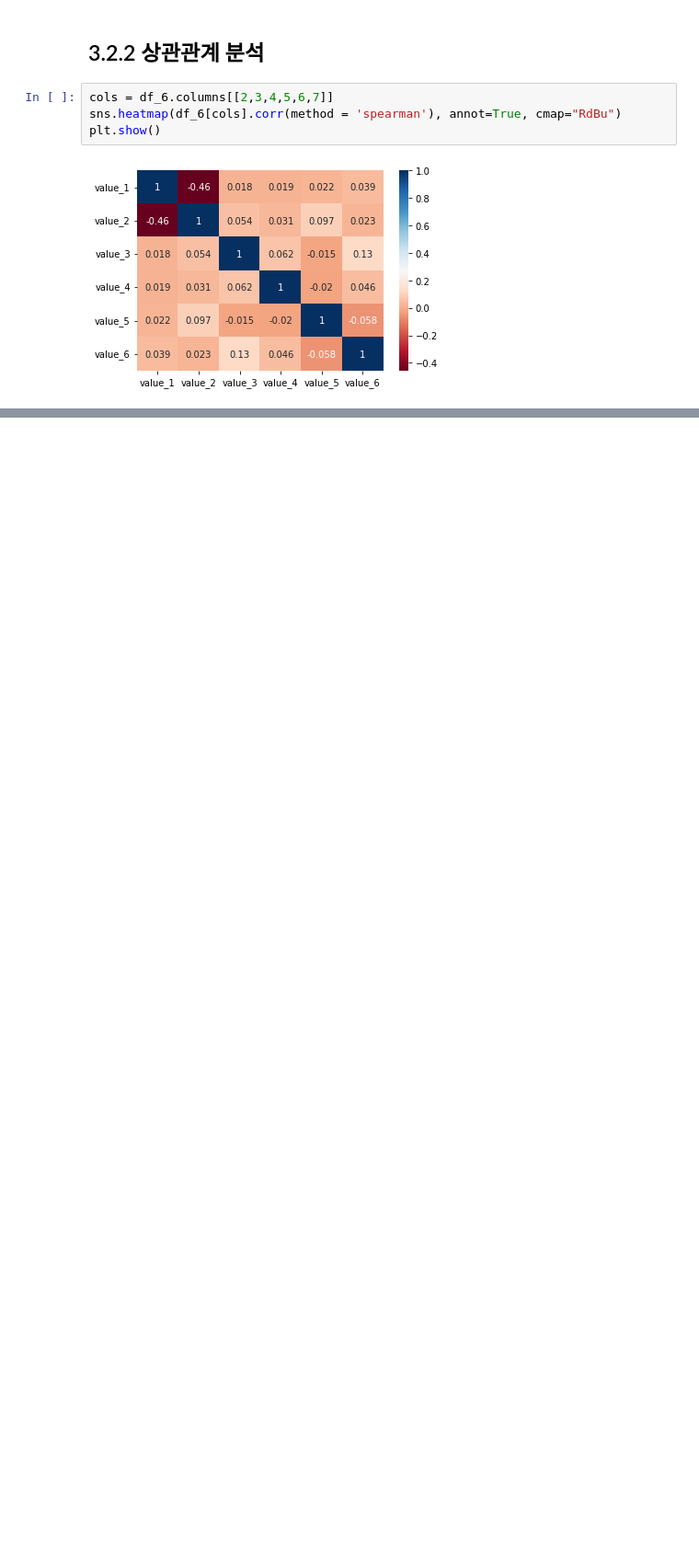
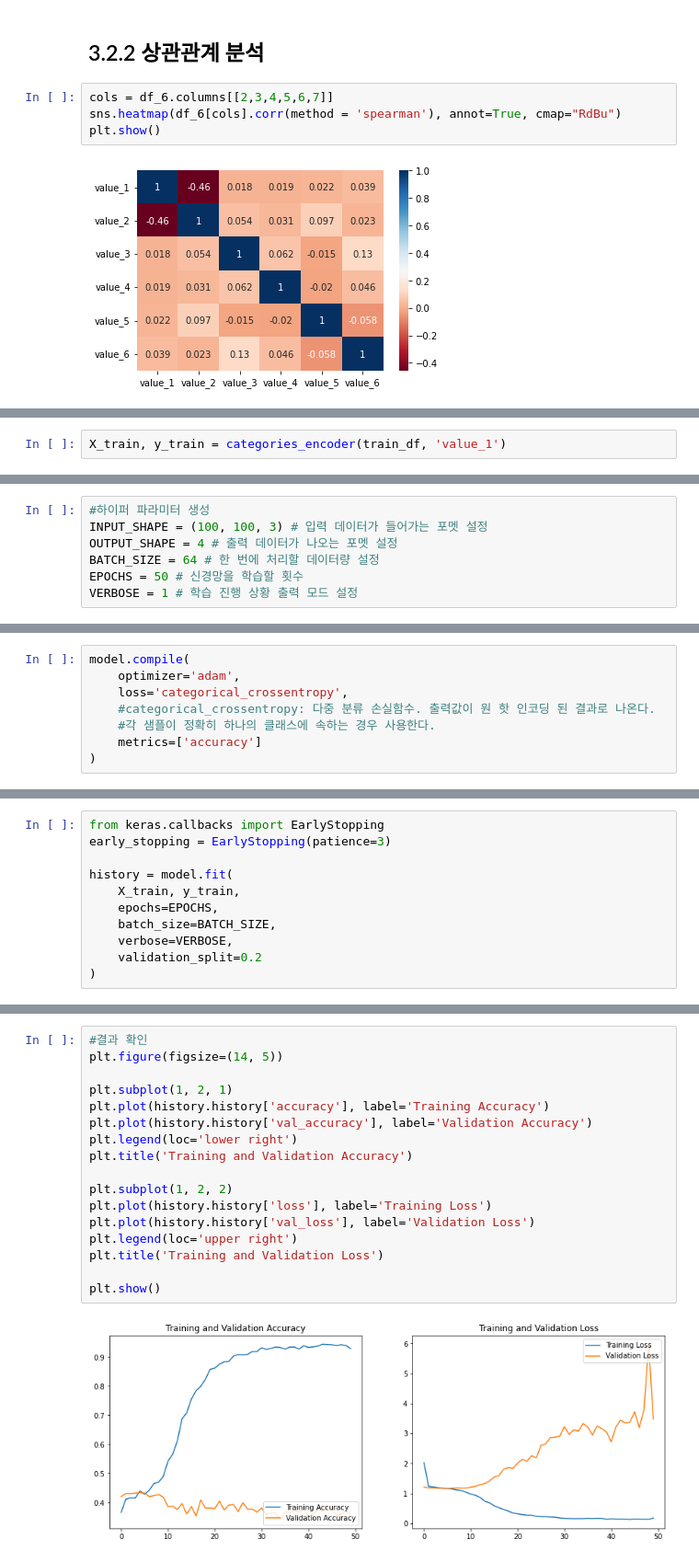
Before and after one commit to JJay1010/K-software_-, a Jupyter notebook: SuminLee/Project4/Project4.ipynb, the cells around one changed output, grey strips where cells are left out. Shown at 92% size. Saved outputs shown, nothing was run; the diff lists cells and outputs as text; blank space fills up the shorter version.

```diff
--- a/SuminLee/Project4/Project4.ipynb
+++ b/SuminLee/Project4/Project4.ipynb
@@ -500,0 +534,2 @@ plt.show()
+# %%
+X_train, y_train = categories_encoder(train_df, 'value_1')
@@ -500,0 +586,7 @@ plt.show()
+# %%
+#하이퍼 파라미터 생성
+INPUT_SHAPE = (100, 100, 3) # 입력 데이터가 들어가는 포멧 설정
+OUTPUT_SHAPE = 4 # 출력 데이터가 나오는 포멧 설정
+BATCH_SIZE = 64 # 한 번에 처리할 데이터량 설정
+EPOCHS = 50 # 신경망을 학습할 횟수
+VERBOSE = 1 # 학습 진행 상황 출력 모드 설정
@@ -500,0 +615,8 @@ plt.show()
+# %%
+model.compile(
+    optimizer='adam',
+    loss='categorical_crossentropy',
+    #categorical_crossentropy: 다중 분류 손실함수. 출력값이 원 핫 인코딩 된 결과로 나온다.
+    #각 샘플이 정확히 하나의 클래스에 속하는 경우 사용한다.
+    metrics=['accuracy']
+)
@@ -500,0 +643,11 @@ plt.show()
+# %%
+from keras.callbacks import EarlyStopping
+early_stopping = EarlyStopping(patience=3)
+
+history = model.fit(
+    X_train, y_train,
+    epochs=EPOCHS,
+    batch_size=BATCH_SIZE,
+    verbose=VERBOSE,
+    validation_split=0.2
+)
@@ -500,0 +672,19 @@ plt.show()
+# %%
+#결과 확인
+plt.figure(figsize=(14, 5))
+
+plt.subplot(1, 2, 1)
+plt.plot(history.history['accuracy'], label='Training Accuracy')
+plt.plot(history.history['val_accuracy'], label='Validation Accuracy')
+plt.legend(loc='lower right')
+plt.title('Training and Validation Accuracy')
+
+plt.subplot(1, 2, 2)
+plt.plot(history.history['loss'], label='Training Loss')
+plt.plot(history.history['val_loss'], label='Validation Loss')
+plt.legend(loc='upper right')
+plt.title('Training and Validation Loss')
+
+plt.show()
+# %% [output]
+[figure, added]
```
Also changed, not shown: parts of 30 cells of this notebook.
